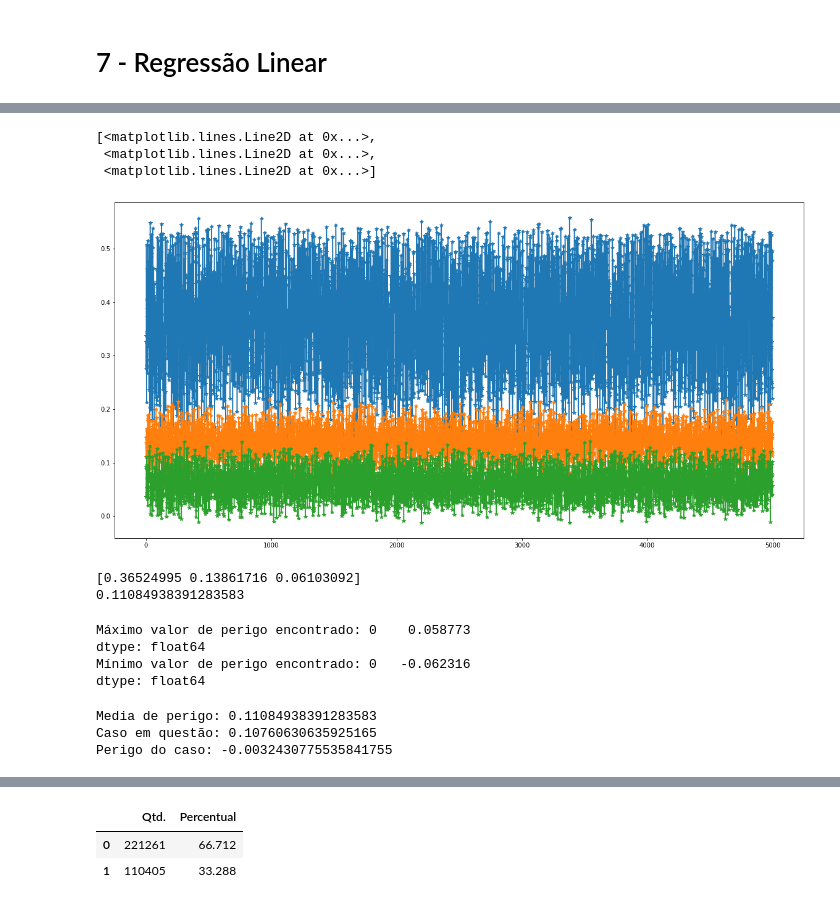
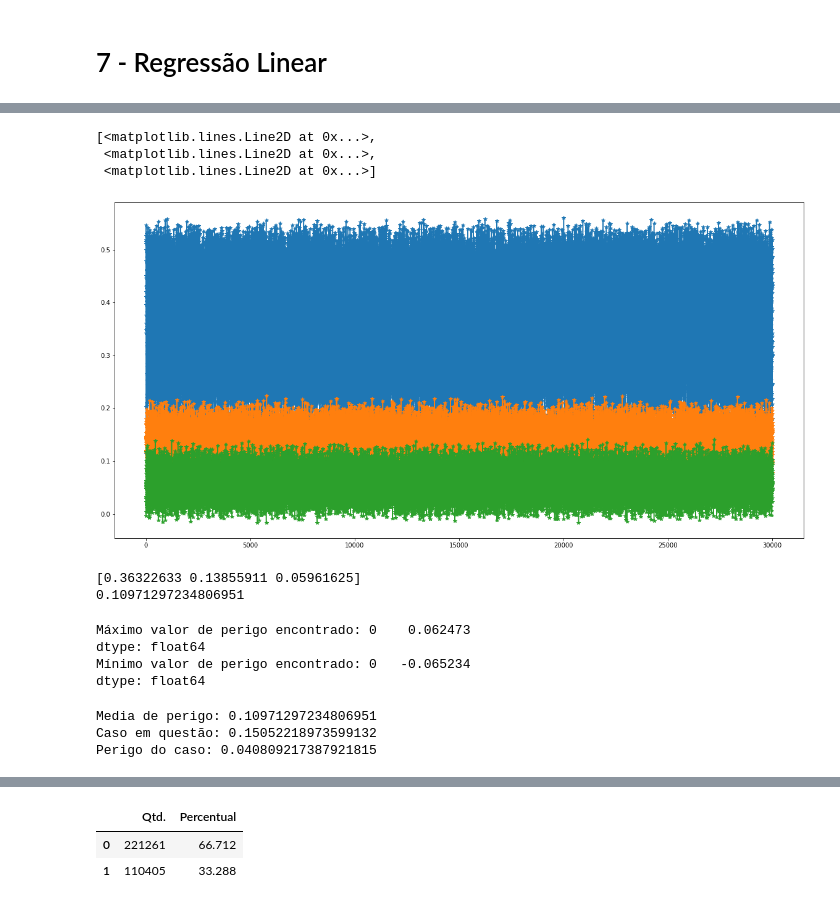
Before and after one commit to RenoirSampaio/DS-FinalProject, a Jupyter notebook: DS_FinalProject.ipynb, the cells around one changed output, grey strips where cells are left out. Cells and saved outputs as stored; diff of their text form; code cells hidden in the pictures.

```diff
--- a/DS_FinalProject.ipynb
+++ b/DS_FinalProject.ipynb
@@ -479,5 +477,6 @@ df_aux.condicao_metereologica.replace(
 df_aux['fase_dia'].replace(
     {i:j+1 for i,j in zip(df['fase_dia'].unique(),range(4))},
     inplace=True)
-df_remove = df_aux.loc[(df['br'] == 0) | (df['idade'] == 0)]
+df_remove = df_aux.loc[(df['br'] == 0) | (df['idade'] == 0) | (df['condicao_metereologica'] == "Ignorado")]
+# df_remove = df_remove.loc[(df['condicao_metereologica'] == "Ignorado")]
 df_novo = df_aux.drop(df_remove.index)
@@ -500,31 +492,31 @@ df_aux
 # %%
 from sklearn.linear_model import LinearRegression
 from sklearn.datasets import make_regression
 
 X = df_novo[['br', 'idade','fase_dia','condicao_metereologica','municipio','dia_semana']]
 y = df_novo[['feridos_leves','feridos_graves','mortos']]
 
 model = LinearRegression()
 model.fit(X, y)
 Xnew = []
-for i in range(5000):
+for i in range(30000):
     Xnew.append([np.random.choice(df_aux['br'].unique()),
                  np.random.choice(df_aux['idade'].unique()),
                  np.random.choice(df_aux['fase_dia'].unique()),
                  np.random.choice(df_aux['condicao_metereologica'].unique()),
                  np.random.choice(df_aux['municipio'].unique()),
                  np.random.choice(df_aux['dia_semana'].unique())])
 Xnew
 
 ynew = model.predict(Xnew)
 
 plt.figure(figsize=(20,10))
 plt.plot(ynew,'*-')
 # %% [output]
 [<matplotlib.lines.Line2D at 0x...>,
  <matplotlib.lines.Line2D at 0x...>,
  <matplotlib.lines.Line2D at 0x...>]
-[figure, old version]
+[figure, new version]
 # %%
 #'feridos_leves','feridos_graves','mortos'
 medias = np.mean(ynew,axis=0)
@@ -534,8 +526,8 @@ print(media_pesos)
 # Tratar isso com uma média geral
 # Os pesos dão mais importância aos casos mais raros
 # %% [output]
-[0.36524995 0.13861716 0.06103092]
-0.11084938391283583
+[0.36322633 0.13855911 0.05961625]
+0.10971297234806951
 # %%
 # Tabela com todos os perigos dos casos testados
 tabela_perigos = []
@@ -547,22 +539,22 @@ tabela_perigos = pd.DataFrame(tabela_perigos)
 print(f'Máximo valor de perigo encontrado: {tabela_perigos.max()}')
 print(f'Mínimo valor de perigo encontrado: {tabela_perigos.min()}')
 # %% [output]
-Máximo valor de perigo encontrado: 0    0.058773
+Máximo valor de perigo encontrado: 0    0.062473
 dtype: float64
-Mínimo valor de perigo encontrado: 0   -0.062316
+Mínimo valor de perigo encontrado: 0   -0.065234
 dtype: float64
 # %%
 # Teste de caso
-caso = ynew[1005] # Exemplo
+caso = ynew[101] # Exemplo
 caso_pesos = (caso[0] + caso[1]*2.5 + caso[2]*6.5)/10
 perigo_do_caso = caso_pesos - media_pesos
 print(f'Media de perigo: {media_pesos}')
 print(f'Caso em questão: {caso_pesos}')
 print(f'Perigo do caso: {perigo_do_caso}')
 # %% [output]
-Media de perigo: 0.11084938391283583
-Caso em questão: 0.10760630635925165
-Perigo do caso: -0.0032430775535841755
+Media de perigo: 0.10971297234806951
+Caso em questão: 0.15052218973599132
+Perigo do caso: 0.040809217387921815
 # %%
 # Com base no que foi visto anteriormente teremos os ídices
 # de perigo para cada caso
```
Also changed, not shown: parts of 19 cells of this notebook.
